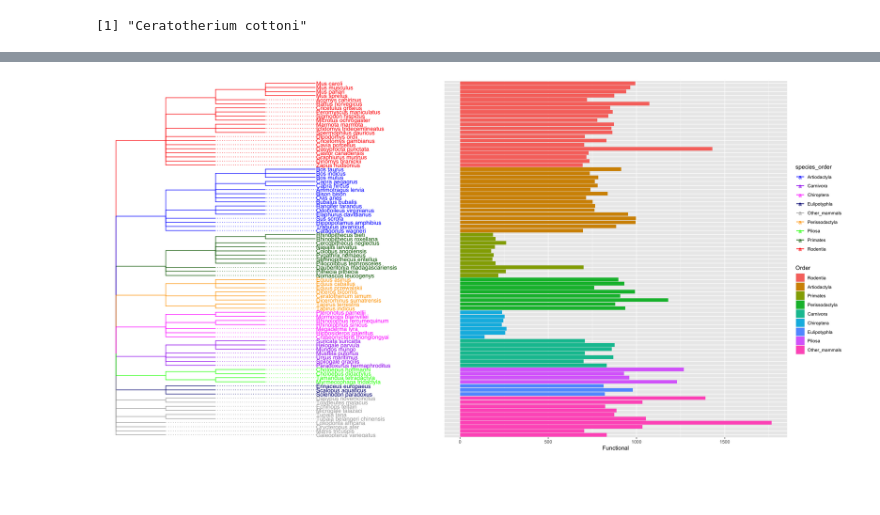
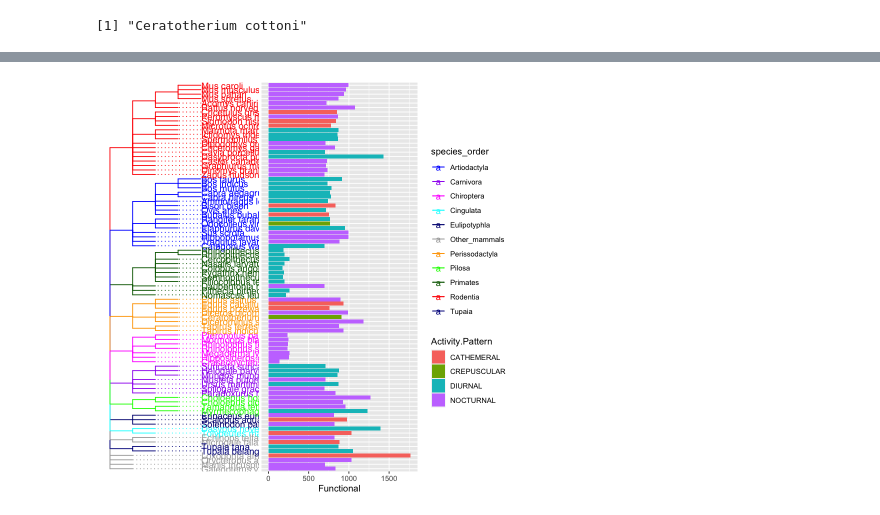
Before and after one commit to Takkoona/BIOL40540_final_assessment, a Jupyter notebook: 2_additional_analysis.ipynb, the cells around one changed output, grey strips where cells are left out. Cells and saved outputs as stored; diff of their text form; code cells hidden in the pictures; blank space fills up the shorter version.

```diff
--- a/2_additional_analysis.ipynb
+++ b/2_additional_analysis.ipynb
@@ -103,22 +136,19 @@ or_genes_with_order <- merge(or_genes, order_values, by = "Species")
+# %%
+with_missing_value[["Gene_repetoire"]] <- with_missing_value[["Functional"]] +
+  with_missing_value[["NonFuctional"]]
 # %%
-with_missing_value <- or_genes_with_order[
-  which(!or_genes_with_order$Species == "Ceratotherium cottoni"),
-]
-
-g4 <- ggplot(
+func_gene_bar_plot <- ggplot(
   with_missing_value,
-  aes(Species, Functional, fill = Order)
+  aes(Species, Functional, fill = Activity.Pattern)
 ) +
   geom_col() +
   coord_flip() +
   theme(
     axis.title.y = element_blank(),
     axis.text.y = element_blank(),
     axis.ticks.y = element_blank(),
   )
+
+insert_left(func_gene_bar_plot, g)
+# %% [output]
+[figure, added]
-# %%
-options(repr.plot.width = 20, repr.plot.height = 10)
-insert_left(g4, g)
-options(repr.plot.width = 7, repr.plot.height = 7)
-# %% [output]
-[figure, removed]
```
Also changed, not shown: parts of 8 cells of this notebook, 2 other files.
